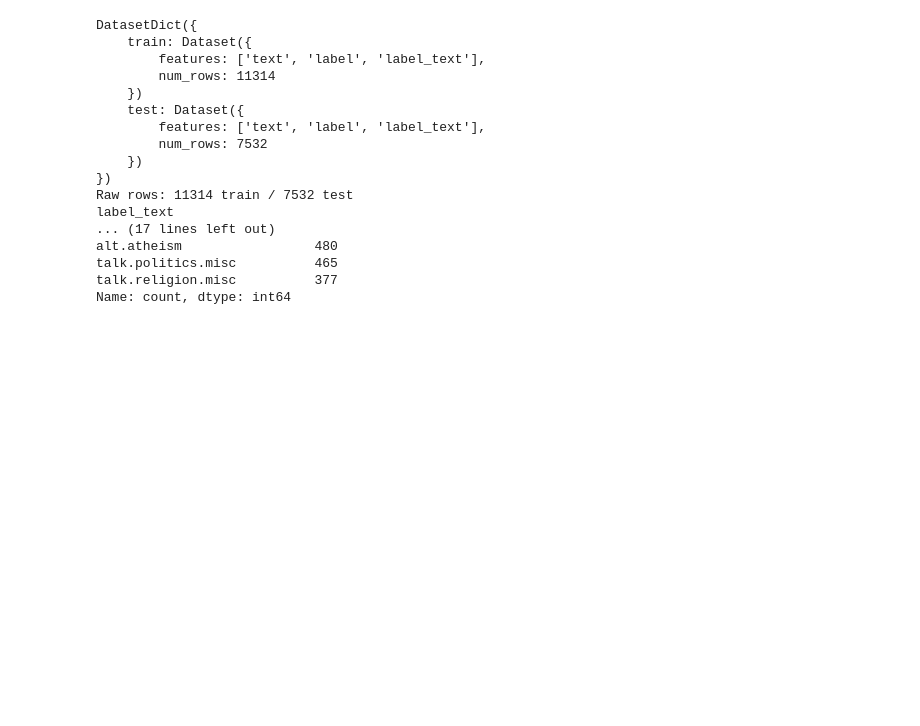
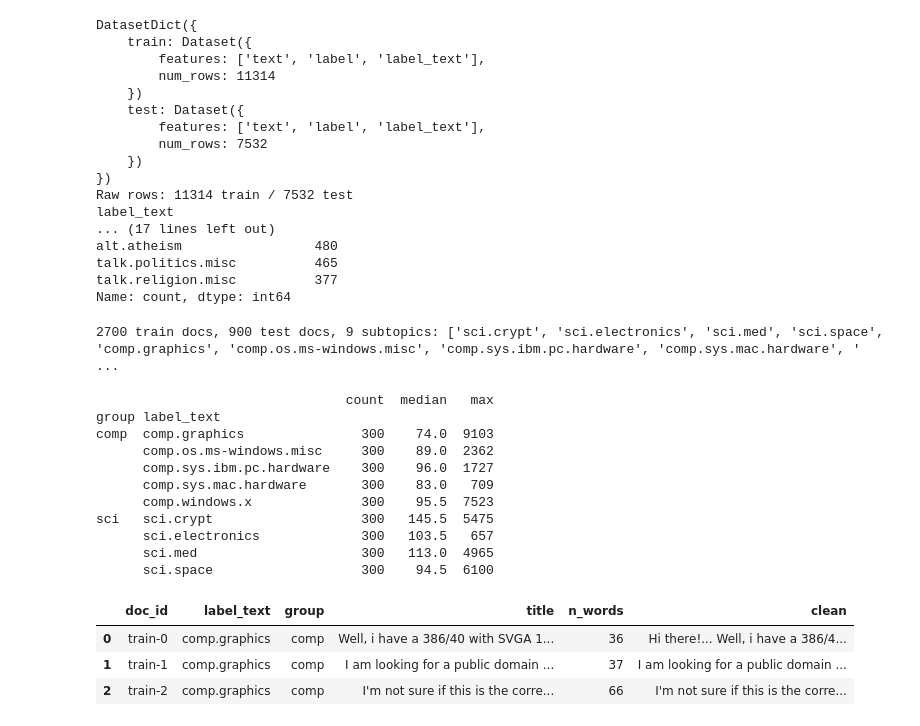
Before and after one commit to saasmodularframework/ai-application-layer-extended, a Jupyter notebook: ai_categorized.ipynb, the cells around one changed output. Cells and saved outputs as stored; diff of their text form; code cells hidden in the pictures; blank space fills up the shorter version.

```diff
--- a/ai_categorized.ipynb
+++ b/ai_categorized.ipynb
@@ -80,3 +80,58 @@ alt.atheism                 480
 talk.politics.misc          465
 talk.religion.misc          377
 Name: count, dtype: int64
+# %%
+EMAIL = re.compile(r"\S+@\S+")
+
+def make_title(raw):
+    for line in raw.splitlines():
+        s = line.strip()
+        if (len(s) >= 15 and not s.startswith((">", "|", "-", "=", ":"))
+                and "@" not in s and "writes:" not in s and not s.lower().startswith("in article")):
+            return s[:90]
+    return re.sub(r"\s+", " ", raw).strip()[:90]
+
+def clean(text):
+    t = re.sub(r"(?m)^\s*>.*$", " ", text)
+    t = EMAIL.sub(" ", t)
+    t = re.sub(r"[-=_*~#]{4,}", " ", t)
+    return re.sub(r"\s+", " ", t).strip()
+
+def prepare(df, prefix, per_topic):
+    df = df[df.label_text.str.startswith(KEEP_PREFIXES)].copy()
+    df["title"] = [make_title(t) for t in df.text]
+    df["clean"] = df.text.map(clean)
+    df["n_words"] = df.clean.str.split().str.len()
+    df = df[df.n_words >= MIN_WORDS]
+    df = df.sample(frac=1, random_state=SEED).groupby("label_text", group_keys=False).head(per_topic)
+    df["group"] = df.label_text.str.split(".").str[0]
+    df = df.sort_values("label_text").reset_index(drop=True)
+    df["doc_id"] = [f"{prefix}-{i}" for i in range(len(df))]
+    return df[["doc_id", "label_text", "group", "title", "n_words", "clean"]]
+
+train_df = prepare(raw_train, "train", MAX_TRAIN_PER_TOPIC)
+test_df = prepare(raw_test, "test", MAX_TEST_PER_TOPIC)
+
+# sci.* first, then comp.*
+TOPICS = sorted(train_df.label_text.unique(), key=lambda t: (t.split(".")[0] != "sci", t))
+print(f"{len(train_df)} train docs, {len(test_df)} test docs, {len(TOPICS)} subtopics: {TOPICS}\n")
+print(train_df.groupby(["group", "label_text"]).n_words.agg(["count", "median", "max"]))
+train_df.head(3)
+# %% [output]
+2700 train docs, 900 test docs, 9 subtopics: ['sci.crypt', 'sci.electronics', 'sci.med', 'sci.space', 'comp.graphics', 'comp.os.ms-windows.misc', 'comp.sys.ibm.pc.hardware', 'comp.sys.mac.hardware', ' ...
+
+                                count  median   max
+group label_text
+comp  comp.graphics               300    74.0  9103
+      comp.os.ms-windows.misc     300    89.0  2362
+      comp.sys.ibm.pc.hardware    300    96.0  1727
+      comp.sys.mac.hardware       300    83.0   709
+      comp.windows.x              300    95.5  7523
+sci   sci.crypt                   300   145.5  5475
+      sci.electronics             300   103.5   657
+      sci.med                     300   113.0  4965
+      sci.space                   300    94.5  6100
+|  | doc_id | label_text | group | title | n_words | clean |
+| 0 | train-0 | comp.graphics | comp | Well, i have a 386/40 with SVGA 1... | 36 | Hi there!... Well, i have a 386/4... |
+| 1 | train-1 | comp.graphics | comp | I am looking for a public domain ... | 37 | I am looking for a public domain ... |
+| 2 | train-2 | comp.graphics | comp | I'm not sure if this is the corre... | 66 | I'm not sure if this is the corre... |
```
